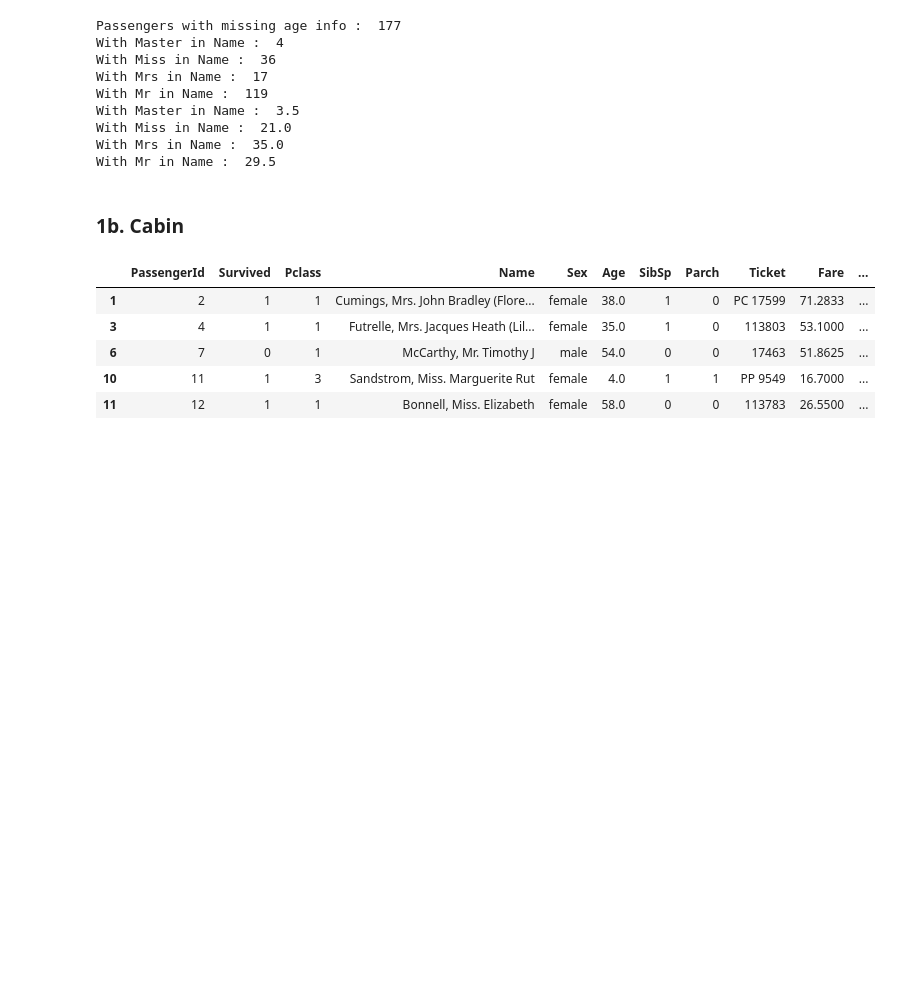
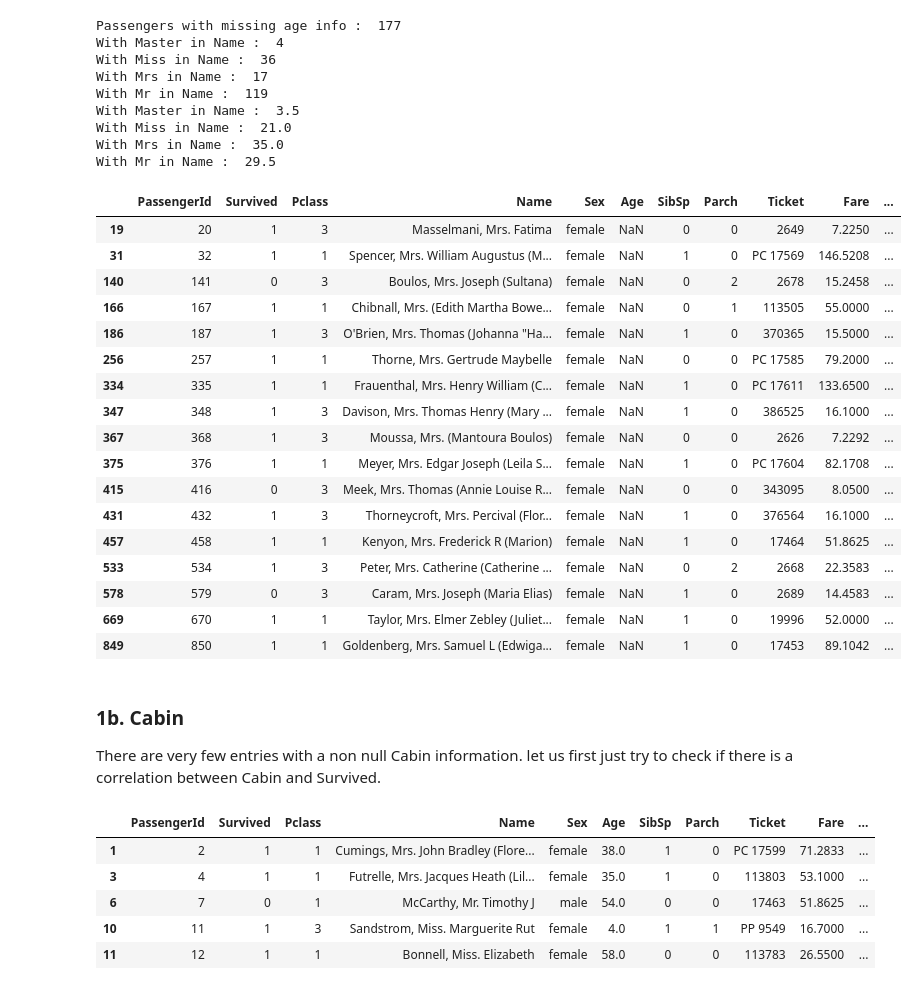
Before and after one commit to akhilgupta01/kaggle-projects, a Jupyter notebook: titanic/Titanic_Classification.ipynb, the cells around one changed output. Cells and saved outputs as stored; diff of their text form; code cells hidden in the pictures; blank space fills up the shorter version.

```diff
--- a/titanic/Titanic_with_LogisticRegression.ipynb
+++ b/titanic/Titanic_Classification.ipynb
@@ -53,6 +56,27 @@ With Master in Name :  3.5
 With Miss in Name :  21.0
 With Mrs in Name :  35.0
 With Mr in Name :  29.5
+# %%
+data[(pd.isnull(data.Age)) & (data.Name.str.contains('Mrs. '))]
+# %% [output]
+|  | PassengerId | Survived | Pclass | Name | Sex | Age | SibSp | Parch | Ticket | Fare | ... |
+| 19 | 20 | 1 | 3 | Masselmani, Mrs. Fatima | female | NaN | 0 | 0 | 2649 | 7.2250 | ... |
+| 31 | 32 | 1 | 1 | Spencer, Mrs. William Augustus (M... | female | NaN | 1 | 0 | PC 17569 | 146.5208 | ... |
+| 140 | 141 | 0 | 3 | Boulos, Mrs. Joseph (Sultana) | female | NaN | 0 | 2 | 2678 | 15.2458 | ... |
+| 166 | 167 | 1 | 1 | Chibnall, Mrs. (Edith Martha Bowe... | female | NaN | 0 | 1 | 113505 | 55.0000 | ... |
+| 186 | 187 | 1 | 3 | O'Brien, Mrs. Thomas (Johanna "Ha... | female | NaN | 1 | 0 | 370365 | 15.5000 | ... |
+| 256 | 257 | 1 | 1 | Thorne, Mrs. Gertrude Maybelle | female | NaN | 0 | 0 | PC 17585 | 79.2000 | ... |
+| 334 | 335 | 1 | 1 | Frauenthal, Mrs. Henry William (C... | female | NaN | 1 | 0 | PC 17611 | 133.6500 | ... |
+| 347 | 348 | 1 | 3 | Davison, Mrs. Thomas Henry (Mary ... | female | NaN | 1 | 0 | 386525 | 16.1000 | ... |
+| 367 | 368 | 1 | 3 | Moussa, Mrs. (Mantoura Boulos) | female | NaN | 0 | 0 | 2626 | 7.2292 | ... |
+| 375 | 376 | 1 | 1 | Meyer, Mrs. Edgar Joseph (Leila S... | female | NaN | 1 | 0 | PC 17604 | 82.1708 | ... |
+| 415 | 416 | 0 | 3 | Meek, Mrs. Thomas (Annie Louise R... | female | NaN | 0 | 0 | 343095 | 8.0500 | ... |
+| 431 | 432 | 1 | 3 | Thorneycroft, Mrs. Percival (Flor... | female | NaN | 1 | 0 | 376564 | 16.1000 | ... |
+| 457 | 458 | 1 | 1 | Kenyon, Mrs. Frederick R (Marion) | female | NaN | 1 | 0 | 17464 | 51.8625 | ... |
+| 533 | 534 | 1 | 3 | Peter, Mrs. Catherine (Catherine ... | female | NaN | 0 | 2 | 2668 | 22.3583 | ... |
+| 578 | 579 | 0 | 3 | Caram, Mrs. Joseph (Maria Elias) | female | NaN | 1 | 0 | 2689 | 14.4583 | ... |
+| 669 | 670 | 1 | 1 | Taylor, Mrs. Elmer Zebley (Juliet... | female | NaN | 1 | 0 | 19996 | 52.0000 | ... |
+| 849 | 850 | 1 | 1 | Goldenberg, Mrs. Samuel L (Edwiga... | female | NaN | 1 | 0 | 17453 | 89.1042 | ... |
 # %%
 master_age = data[(pd.notnull(data.Age)) & (data.Name.str.contains('Master. '))]['Age'].median()
 miss_age = data[(pd.notnull(data.Age)) & (data.Name.str.contains('Miss. '))]['Age'].median()
@@ -66,8 +90,9 @@ def impute_age(df):
     df.loc[(pd.isnull(df.Age)) & (df.Name.str.contains('Mr. ')),'Age'] = mr_age
 # %%
 impute_age(data)
-# %% [markdown]
-### 1b. Cabin
+# %% [markdown]
+### 1b. Cabin
+There are very few entries with a non null Cabin information. let us first just try to check if there is a correlation between Cabin and Survived.
 # %%
 data[pd.notnull(data.Cabin)].head()
 # %% [output]
```
Also changed, not shown: parts of 34 cells of this notebook, 1 other file.
